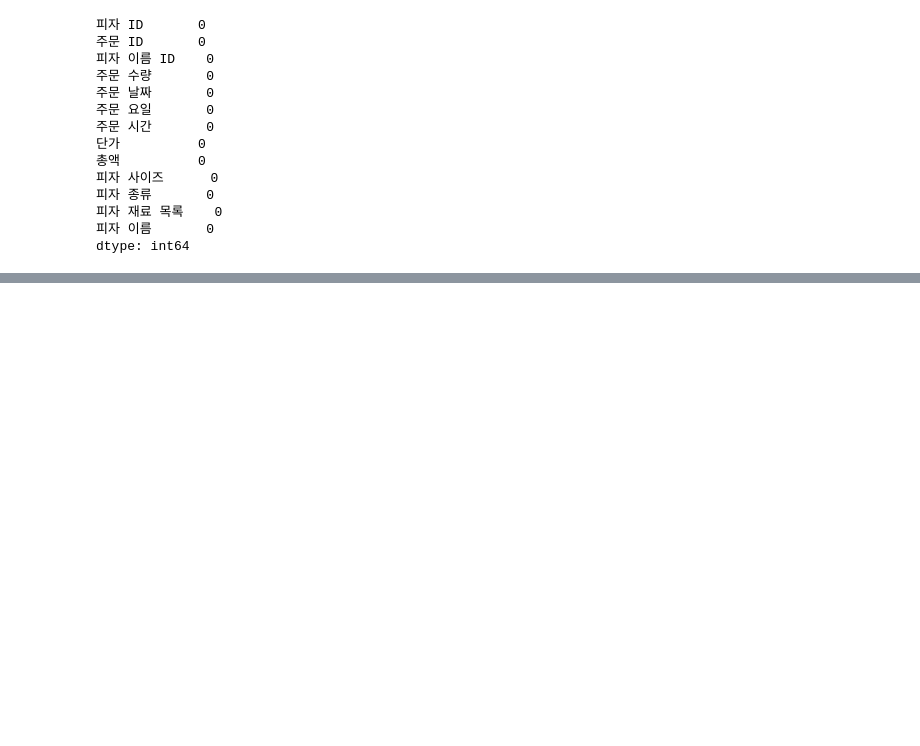
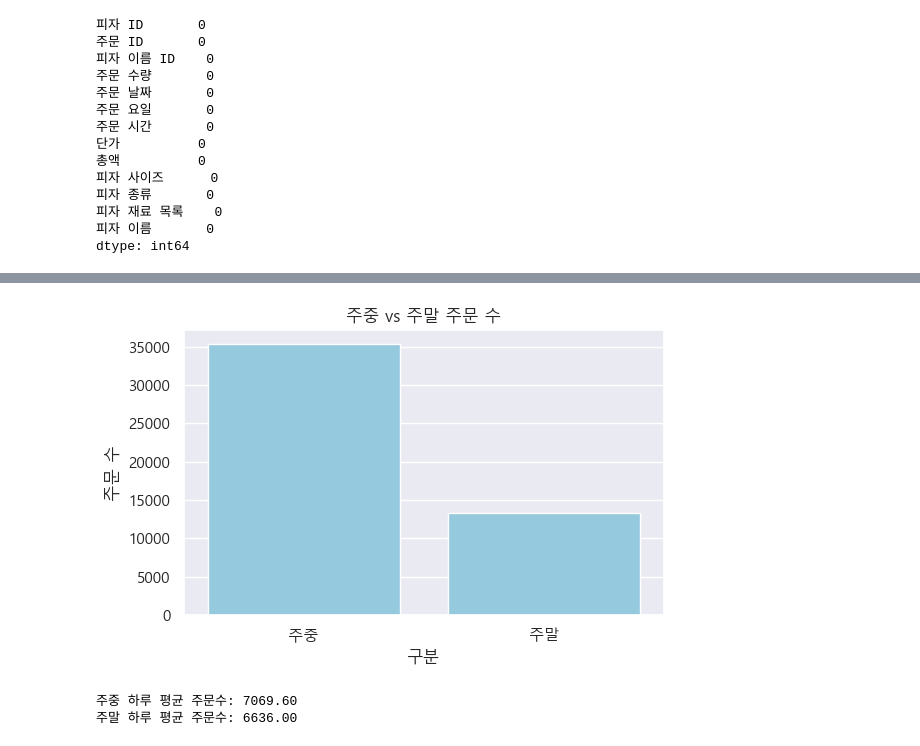
Before and after one commit to Lesly-kim/Mid_Project, a Jupyter notebook: hw_123.ipynb, the cells around one changed output, grey strips where cells are left out. Saved outputs shown, nothing was run; the diff lists cells and outputs as text; code cells hidden in the pictures; blank space fills up the shorter version.

```diff
--- a/hw_123.ipynb
+++ b/hw_123.ipynb
@@ -85,0 +261,25 @@ dtype: int64
+# %%
+import seaborn as sns
+import matplotlib.pyplot as plt
+
+plt.figure(figsize=(6, 4))
+sns.countplot(data=df, x='주중/주말', order=['주중', '주말'], color='skyblue')  # palette 대신 color 사용
+plt.title('주중 vs 주말 주문 수')
+plt.xlabel('구분')
+plt.ylabel('주문 수')
+plt.tight_layout()
+plt.show()
+# %% [output]
+[figure, added]
+# %%
+주중_총주문 = 주중주말_주문수['주중']
+주말_총주문 = 주중주말_주문수['주말']
+
+주중_일평균 = 주중_총주문 / 5
+주말_일평균 = 주말_총주문 / 2
+
+print(f"주중 하루 평균 주문수: {주중_일평균:.2f}")
+print(f"주말 하루 평균 주문수: {주말_일평균:.2f}")
+# %% [output]
+주중 하루 평균 주문수: 7069.60
+주말 하루 평균 주문수: 6636.00
```
Also changed, not shown: parts of 18 cells of this notebook, 1 other file.
